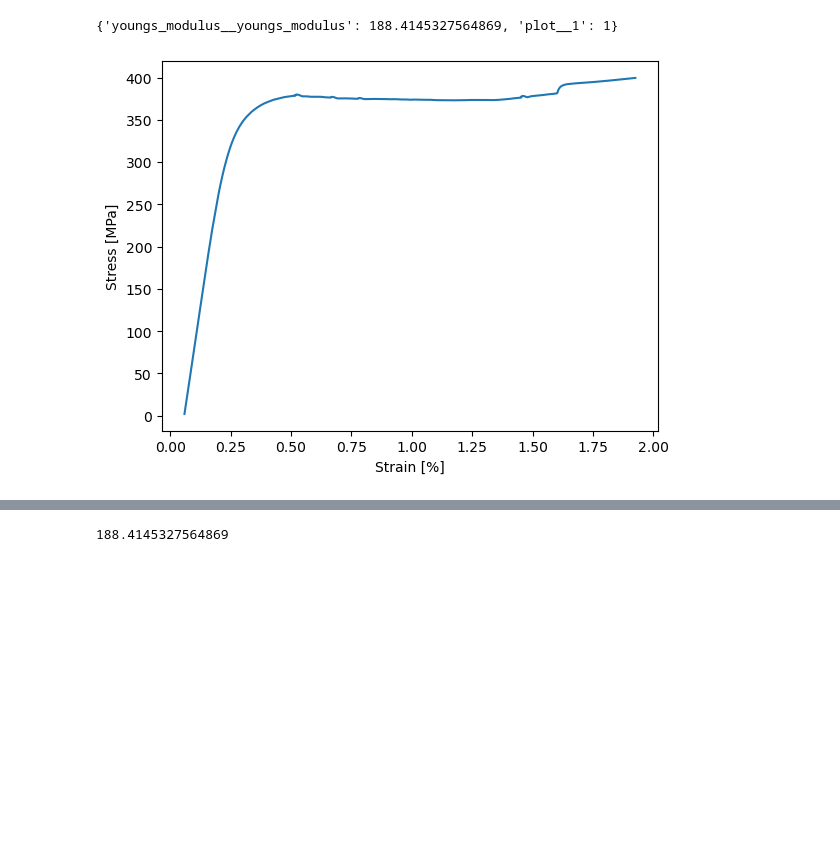
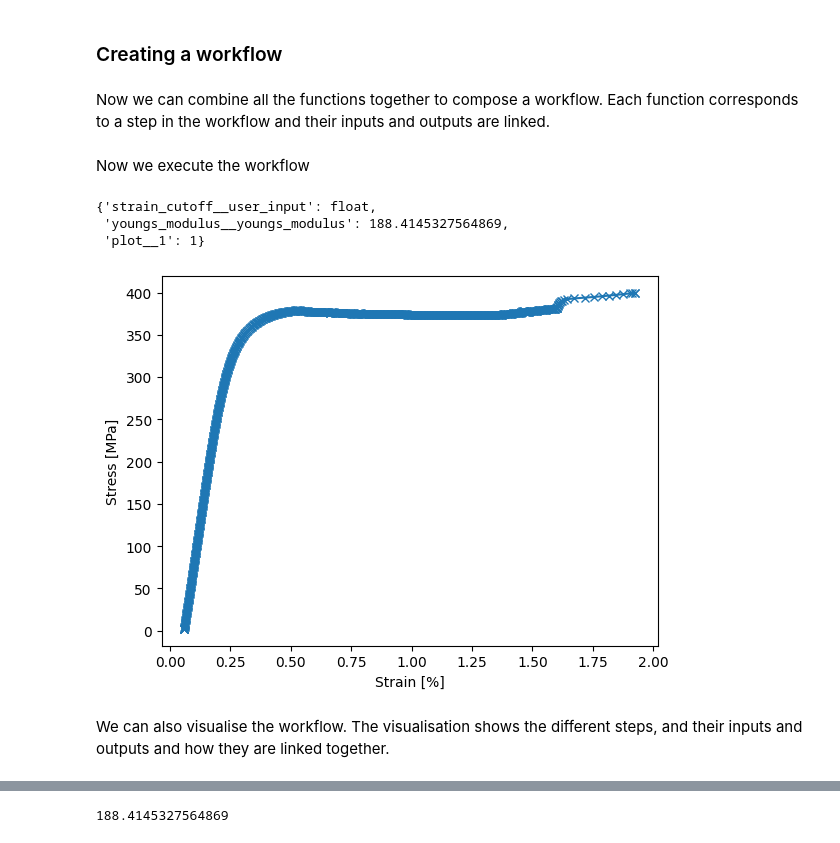
Before and after one commit to pyiron-workshop/PS-in-NFDI-demonstration, a Jupyter notebook: workflows/stress_strain.ipynb, the cells around one changed output, grey strips where cells are left out. Drawn from its saved outputs; the diff is of its cells as text; code cells hidden in the pictures; blank space fills up the shorter version.

```diff
--- a/workflows/stress_strain.ipynb
+++ b/workflows/stress_strain.ipynb
@@ -9,11 +37,12 @@ from pyiron_workflow import Workflow, job
 @Workflow.wrap_as.function_node()
 def ReadInput(filename, area):
     """
-    My custom function to read an input file and process it
+    Read in csv file, convert load to stress
     """
+    kN_to_N = 0.001   #convert kiloNewton to Newton
+    mm2_to_m2 = 1E-6  #convert square millimeters to square meters
     df = pd.read_csv(filename, delimiter=";", header=[0,1], decimal=',')
-    df['Stress'] = df['Load']*1000/area
-    load = df['Load']*1000
+    df['Stress'] = df['Load']*kN_to_N/(area*mm2_to_m2)
     strain = df['Extensometer elongation'].values.flatten()
     stress = df['Stress'].values.flatten()
     return stress, strain
@@ -20,7 +53,9 @@ def ReadInput(filename, area):
 # %%
 @Workflow.wrap_as.function_node()
 def CalculateYoungsModulus(stress, strain, strain_cutoff=0.2):
+    percent_to_fraction = 100 #convert
+    MPa_to_GPa = 1/1000       #convert MPa to GPa
     arg = np.argsort(np.abs(np.array(strain)-strain_cutoff))[0]
     fit = np.polyfit(strain[:arg], stress[:arg], 1)
-    youngs_modulus = fit[0]*(1/0.01)/1000
+    youngs_modulus = fit[0]*percent_to_fraction*MPa_to_GPa
     return youngs_modulus
@@ -27,16 +66,18 @@ def CalculateYoungsModulus(stress, strain, strain_cutoff=0.2):
 # %%
 @Workflow.wrap_as.function_node()
-def Plot(stress, strain):
-    plt.plot(strain, stress)
+def Plot(stress, strain, format='-'):
+    plt.plot(strain, stress, format)
     plt.xlabel("Strain [%]");
     plt.ylabel("Stress [MPa]");
     return 1
+# %% [markdown]
+### Creating a workflow
+# %% [markdown]
+Now we can combine all the functions together to compose a workflow. Each function corresponds to a step in the workflow and their inputs and outputs are linked.
 # %%
 wf = Workflow("youngs_modulus")
+wf.strain_cutoff = Workflow.create.standard.UserInput(float)
 wf.read_input = ReadInput()
-
-#add keyword args
-#black formatter
 
 wf.youngs_modulus = CalculateYoungsModulus(
     wf.read_input.outputs.stress,
@@ -45,11 +86,17 @@ wf.youngs_modulus = CalculateYoungsModulus(
 
 wf.plot = Plot(
     wf.read_input.outputs.stress,
-    wf.read_input.outputs.strain
+    wf.read_input.outputs.strain,
 )
+# %% [markdown]
+Now we execute the workflow
 # %%
-wf(read_input__filename='dataset_1.csv', read_input__area=120.636)
+wf(read_input__filename='dataset_1.csv', read_input__area=120.636, plot__format='-x',)
 # %% [output]
-{'youngs_modulus__youngs_modulus': 188.4145327564869, 'plot__1': 1}
+{'strain_cutoff__user_input': float,
+ 'youngs_modulus__youngs_modulus': 188.4145327564869,
+ 'plot__1': 1}
-[figure, old version]
+[figure, new version]
+# %% [markdown]
+We can also visualise the workflow. The visualisation shows the different steps, and their inputs and outputs and how they are linked together.
 # %%
```
Also changed, not shown: parts of 47 cells of this notebook, 1 other file.
